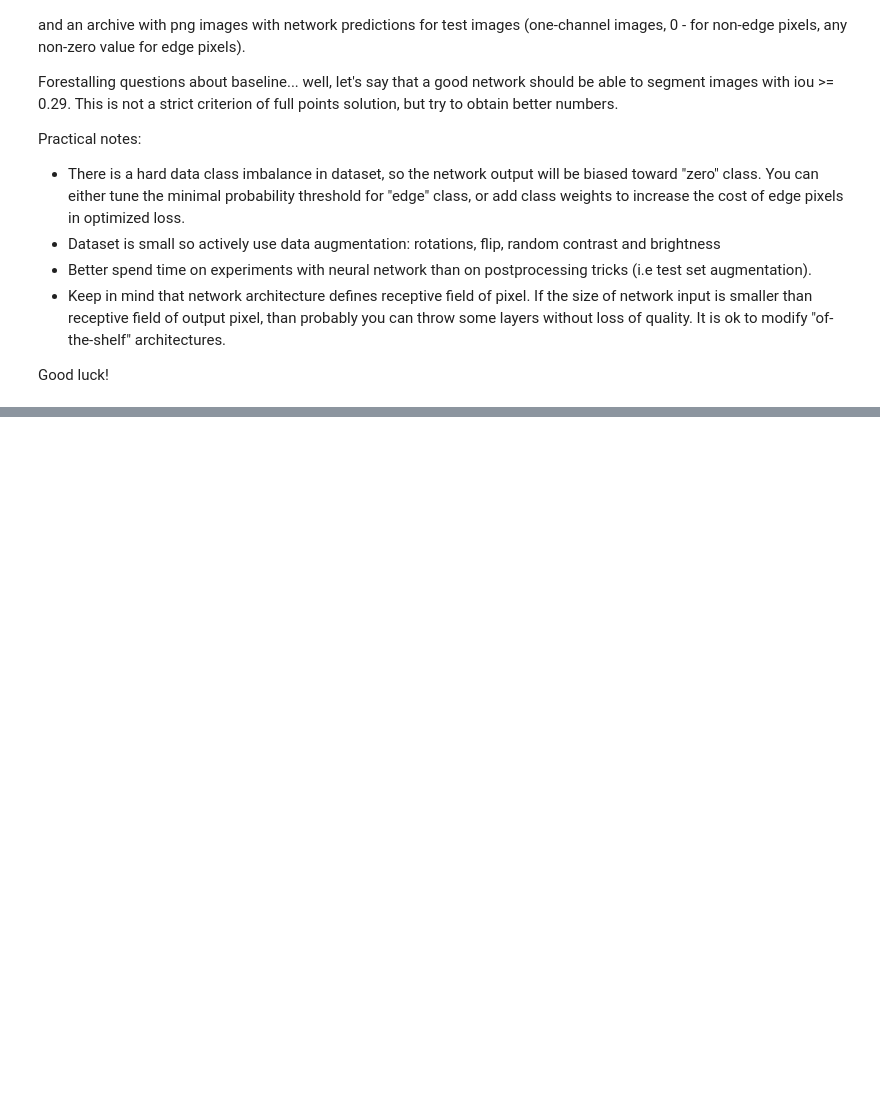
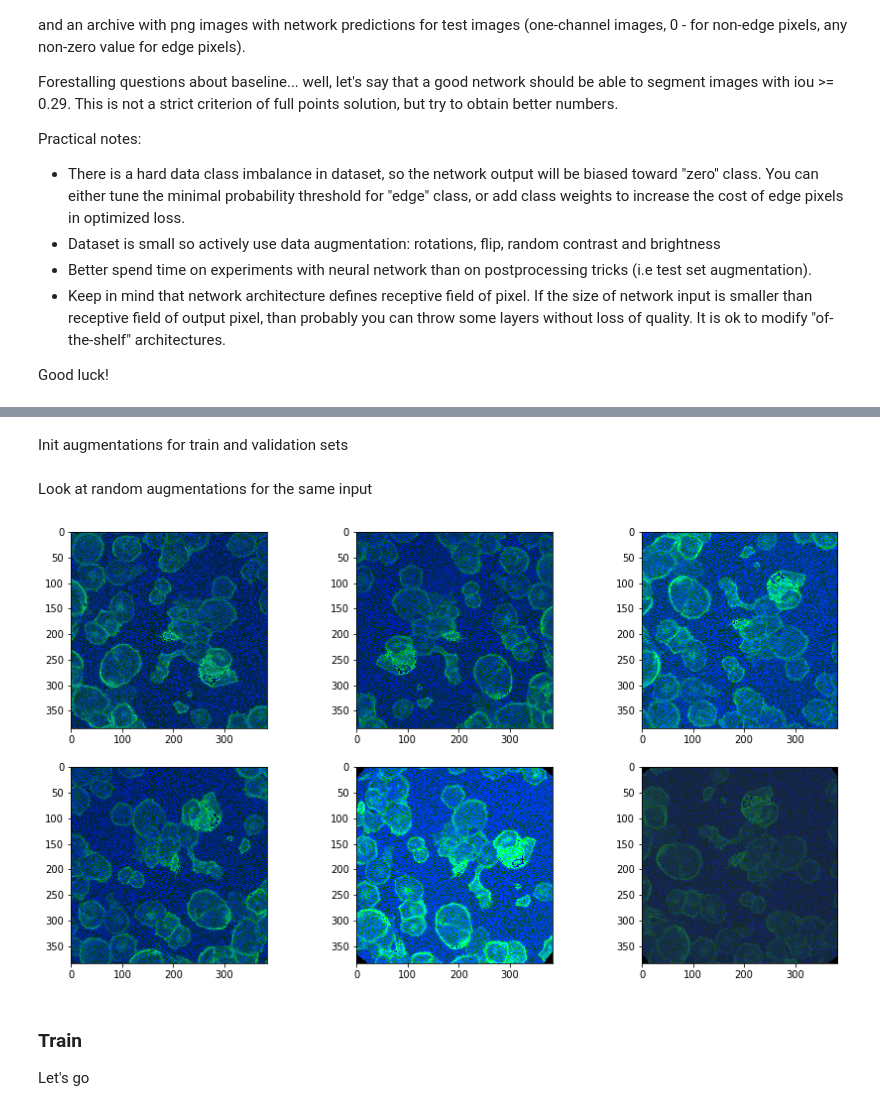
Before and after one commit to dimaischenko/Practical_DL, a Jupyter notebook: homework03/homework03_part1_both.ipynb, the cells around one changed output, grey strips where cells are left out. Drawn from its saved outputs; the diff is of its cells as text; code cells hidden in the pictures; blank space fills up the shorter version.

```diff
--- a/homework03/homework03_part1_both.ipynb
+++ b/homework03/homework03_part1_both.ipynb
@@ -78,8 +94,8 @@ class CellDataset(Dataset):
         self.transform = transform
 
     def __getitem__(self, index):
-        image = imageio.imread(self.images_pathes[index])
-        mask = imageio.imread(self.masks_pathes[index])
+        image = np.array(imageio.imread(self.images_pathes[index], ))
+        mask = np.array(imageio.imread(self.masks_pathes[index]))
 
         sample = (image, mask)
 
@@ -162,4 +341,31 @@ val_transform = transforms.Compose([
+# %% [markdown]
+Init augmentations for train and validation sets
+# %%
+train_transform = transforms.Compose([
+    ToPILImage(),
+    ColorJitter(0.5, 0.5, 0.5, 0.001),
+    RandomHorizontalFlip(0.5),
+    RandomVerticalFlip(0.5),
+    RandomRotation(90),
+    CenterCrop(384),
+    ToTensor()
+])
+
+val_transform = transforms.Compose([
+    ToPILImage(),
+    ToTensor()
+])
 # %%
 train_dataset = CellDataset("./BBBC018_v1_images-fixed/train/", "./BBBC018_v1_outlines/train/", train_transform)
 val_dataset = CellDataset("./BBBC018_v1_images-fixed/train/", "./BBBC018_v1_outlines/train/", val_transform)
+# %% [markdown]
+Look at random augmentations for the same input
+# %%
+fig = plt.figure(figsize=(14, 8))
+fig.subplots_adjust(hspace=0.2, wspace=0.4)
+for i in range(1, 7):
+    ax = fig.add_subplot(2, 3, i)
+    ax.imshow((train_dataset[0][0].permute(1, 2, 0).numpy() * 255).astype(int))
+# %% [output]
+[figure, added]
 # %%
@@ -236,0 +374,4 @@ opt = torch.optim.Adam(model.parameters())
+# %% [markdown]
+### Train
+
+Let's go
```
Also changed, not shown: parts of 35 cells of this notebook, 1 other file.
